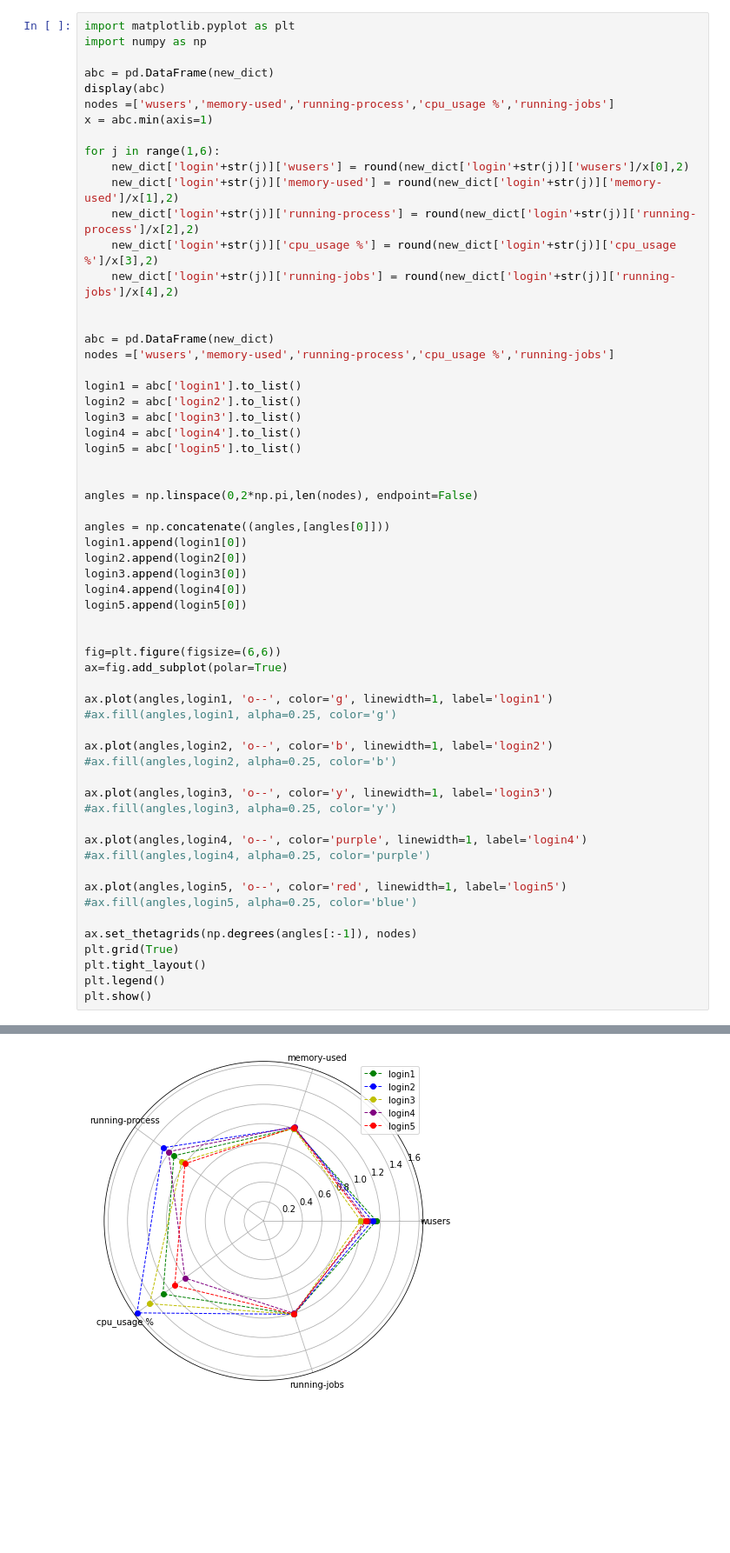
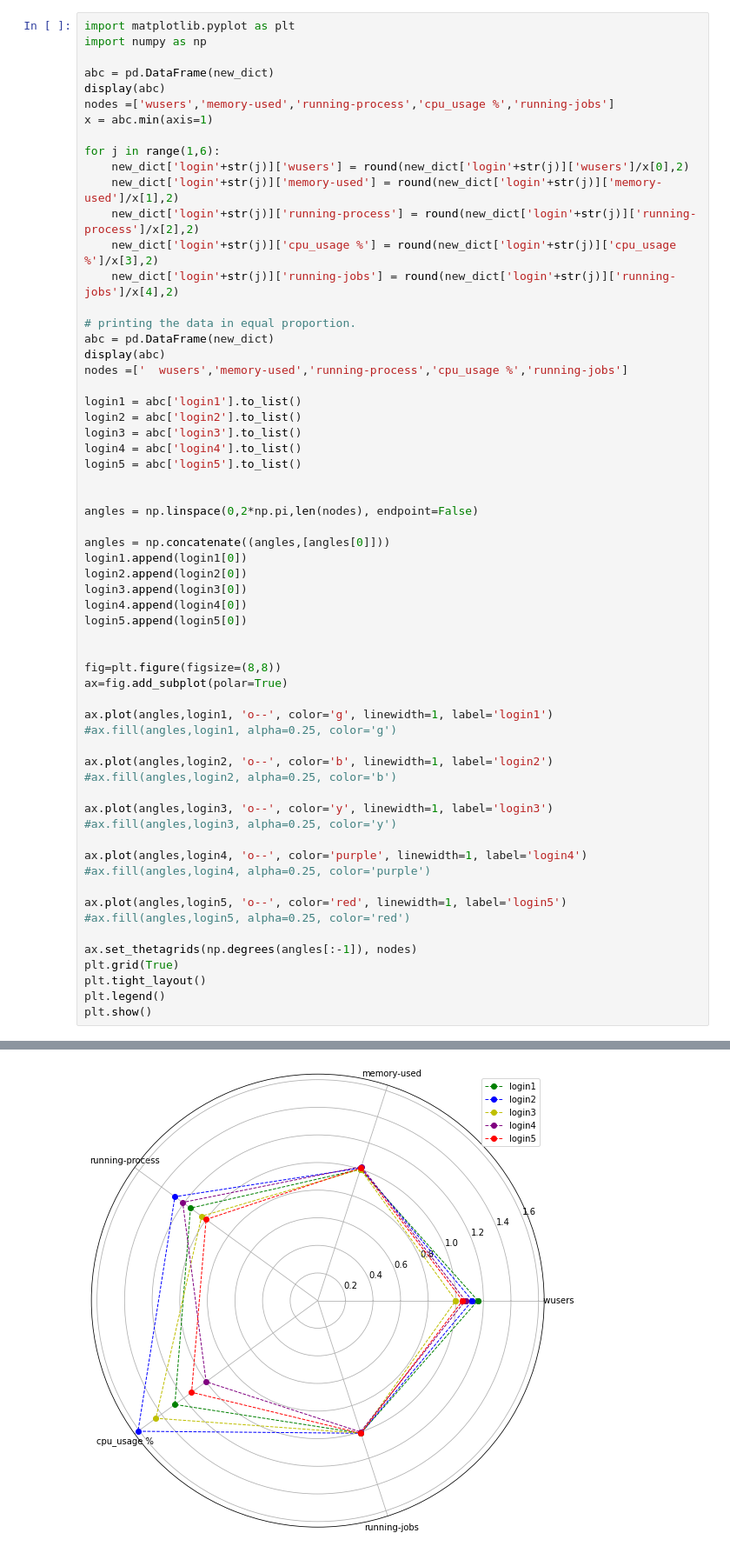
Before and after one commit to shubhamrastogi1810/SMC-Data_Challenge, a Jupyter notebook: Dimension_relation.ipynb, the cells around one changed output, grey strips where cells are left out. Shown at 87% size. Drawn from its saved outputs; the diff is of its cells as text; blank space fills up the shorter version.

```diff
--- a/Dimension_relation.ipynb
+++ b/Dimension_relation.ipynb
@@ -78,9 +78,10 @@ for j in range(1,6):
     new_dict['login'+str(j)]['cpu_usage %'] = round(new_dict['login'+str(j)]['cpu_usage %']/x[3],2)
     new_dict['login'+str(j)]['running-jobs'] = round(new_dict['login'+str(j)]['running-jobs']/x[4],2)
 
-
+# printing the data in equal proportion.
 abc = pd.DataFrame(new_dict)
-nodes =['wusers','memory-used','running-process','cpu_usage %','running-jobs']
+display(abc)
+nodes =['  wusers','memory-used','running-process','cpu_usage %','running-jobs']
 
 login1 = abc['login1'].to_list()
 login2 = abc['login2'].to_list()
@@ -99,7 +100,7 @@ login4.append(login4[0])
 login5.append(login5[0])
 
 
-fig=plt.figure(figsize=(6,6))
+fig=plt.figure(figsize=(8,8))
 ax=fig.add_subplot(polar=True)
 
 ax.plot(angles,login1, 'o--', color='g', linewidth=1, label='login1')
@@ -115,7 +116,7 @@ ax.plot(angles,login4, 'o--', color='purple', linewidth=1, label='login4')
 #ax.fill(angles,login4, alpha=0.25, color='purple')
 
 ax.plot(angles,login5, 'o--', color='red', linewidth=1, label='login5')
-#ax.fill(angles,login5, alpha=0.25, color='blue')
+#ax.fill(angles,login5, alpha=0.25, color='red')
 
 ax.set_thetagrids(np.degrees(angles[:-1]), nodes)
 plt.grid(True)
@@ -132 +139 @@ plt.show()
-[figure, old version]
+[figure, new version]
```
Also changed, not shown: parts of 1 cell of this notebook.
